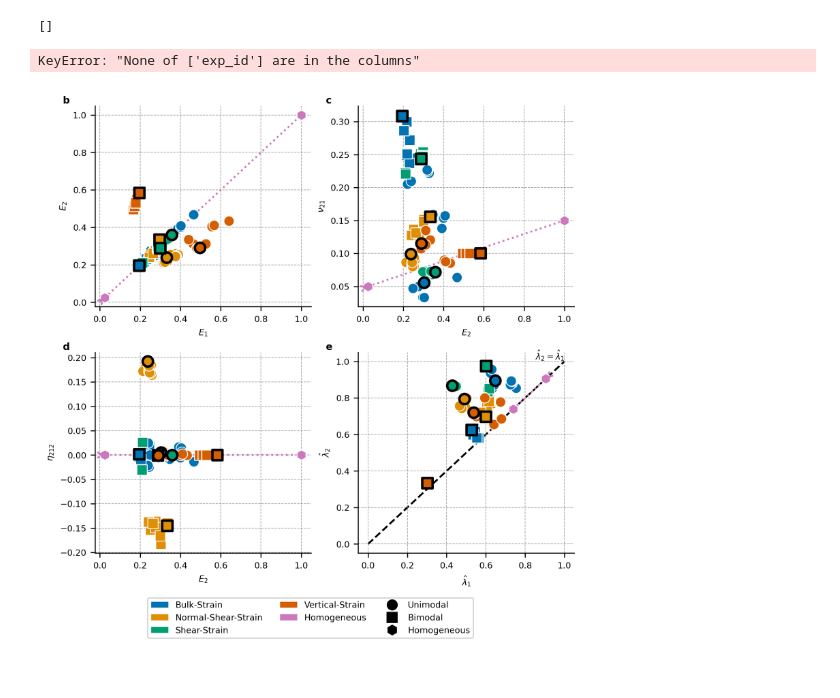
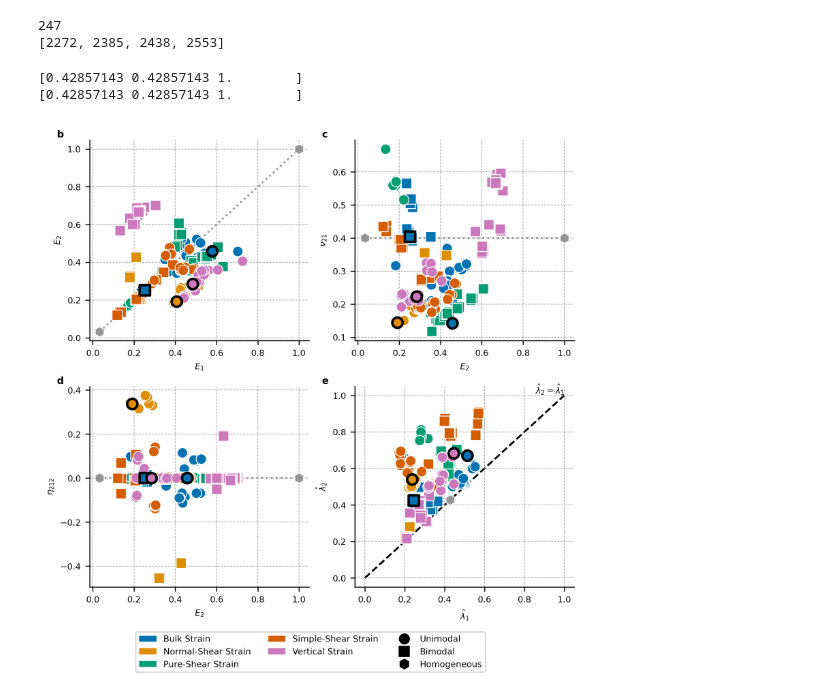
Before and after one commit to TransformativeRoboticsLab/FDE-Metamaterials, a Jupyter notebook: figure_creation/fig4.ipynb, the cells around one changed output. Saved outputs shown, nothing was run; the diff lists cells and outputs as text; code cells hidden in the pictures.

Commit message:
Change homogeneous properties to new values

```diff
--- a/figure_creation/fig4.ipynb
+++ b/figure_creation/fig4.ipynb
@@ -27,14 +27,16 @@ MONGO_DB_NAME = os.getenv('LOCAL_MONGO_DB_NAME')
 MONGO_EXP_NAME = os.getenv('LOCAL_MONGO_EXP_NAME')
 
 DEFAULT_FILTER_TAGS = ['BAD', 'DUPE']
-DB_QUERY = {
-    'experiment.name': MONGO_EXP_NAME,
-    'status': 'COMPLETED',
-    'omniboard.tags': {'$nin': DEFAULT_FILTER_TAGS},
-    'config.nu': {'$eq': 0.1},
-    'config.single_sim': {'$eq': True},
-    'config.init_run_idx': {'$exists': True}
-}
+DB_QUERY = {"$and": [
+    {'experiment.name': MONGO_EXP_NAME},
+    {'status': 'COMPLETED'},
+    {'omniboard.tags': {'$nin': DEFAULT_FILTER_TAGS}},
+    {'config.nu': {'$eq': 0.4}},
+    {'config.objective_type': {'$eq': None}},
+    {'config.dist_type': {'$eq': 'fro'}},
+    {'config.init_run_idx': {'$exists': True}},
+    {'config.basis_v': {'$nin': ['NSC3']}}
+]}
 
 
 def last(x): return x.iloc[-1]
@@ -47,9 +49,12 @@ loader = ExperimentLoader(
 
 # load all redone experiments
 exps = loader.find(DB_QUERY)
+print(len(exps))
+
 
 # original sim indices
-original_idxs = [509, 510, 539, 553]  # dropped 529
+# original_idxs = [509, 510, 539, 553]  # dropped 529
+original_idxs = [1049, 2246, 1467, 1310]
 # now we want to pickout the ones that
 highlight_idxs = list(e.id for e in loader.find({**DB_QUERY,
                                                  'config.init_run_idx': {'$in': original_idxs}}))
@@ -59,7 +64,8 @@ si_idxs = [719, 771, 808, 819]
 
 SI_IMAGE = False
 # %% [output]
-[]
+247
+[2272, 2385, 2438, 2553]
 # %%
 if SI_IMAGE:
     highlight_idxs += si_idxs
@@ -84,8 +90,8 @@ df.sort_values(axis=0, by='basis_v', inplace=True)
 
 
 # Add homogenous datapoints manually
-C_high = isotropic_elasticity_matrix(1., 0.15, output_style='mandel')
-C_low = isotropic_elasticity_matrix(1/40, 0.05, output_style='mandel')
+C_high = isotropic_elasticity_matrix(1., 0.4, output_style='mandel')
+C_low = isotropic_elasticity_matrix(1/30, 0.4, output_style='mandel')
 mat_prop_high = calculate_elastic_properties(C_high, input_style='mandel')
 mat_prop_low = calculate_elastic_properties(C_low, input_style='mandel')
 eigv_high = np.linalg.eigvalsh(C_high)
@@ -111,18 +117,20 @@ df = pd.concat([df, hom_samples])
 
 hi_df = df.loc[highlight_idxs].sort_values(by='basis_v')
 # %% [output]
-KeyError: "None of ['exp_id'] are in the columns"
+[0.42857143 0.42857143 1.        ]
+[0.42857143 0.42857143 1.        ]
 # %%
 FONTSIZE = 7
 cm2in = 1/2.54
 width, height = 18*cm2in-1., 14.4*cm2in
 fig, axs = plt.subplots(2, 2, figsize=(width, height))
 strain_str_map = dict(
-    BULK='Bulk-Strain',
-    VERT='Vertical-Strain',
-    HS='Normal-Shear-Strain',
-    SHEAR='Shear-Strain',
-    HOM='Homogeneous'
+    BULK='Bulk Strain',
+    VERT='Vertical Strain',
+    NSC='Normal-Shear Strain',
+    SSHEAR='Simple-Shear Strain',
+    HOM='Homogeneous Sample',
+    PSHEAR='Pure-Shear Strain'
 )
 # the same kwargs used for all plots
 kwargs = dict(
@@ -162,7 +170,7 @@ for ax, xy, xy_lab, sp_lab in zip(axs.flatten(), xys, xy_labs, subplot_labs):
                  x=xy[0],
                  y=xy[1],
                  ax=ax,
-                 color=sns.color_palette('colorblind')[4],
+                 color=sns.color_palette('colorblind')[7],
                  marker='h',
                  # scatter plot marker sizes 's' are specified in area (points^2). lineplot marker sizes are specified in points
                  markersize=np.sqrt(kwargs['s']),
@@ -173,21 +181,21 @@ for ax, xy, xy_lab, sp_lab in zip(axs.flatten(), xys, xy_labs, subplot_labs):
     xdata = line_data[xy[0]].values
     ydata = line_data[xy[1]].values
     # Example: add a "short" dashed arrowhead at the end of the line
-    if len(xdata) >= 2:
-        # Define a small offset so that the arrow occupies only a fraction of the full segment.
-        # Here we take 2% of the segment length.
-        dx = (xdata[-2] - xdata[-1]) * 0.02
-        dy = (ydata[-2] - ydata[-1]) * 0.02
+    # if len(xdata) >= 2:
+    #     # Define a small offset so that the arrow occupies only a fraction of the full segment.
+    #     # Here we take 2% of the segment length.
+    #     dx = (xdata[-2] - xdata[-1]) * 0.02
+    #     dy = (ydata[-2] - ydata[-1]) * 0.02
 
-        ax.annotate("",
-                    xy=(xdata[-1], ydata[-1]),
-                    xytext=(xdata[-1] - dx, ydata[-1] - dy),
-                    arrowprops=dict(arrowstyle="->",
-                                    linestyle="dashed",
-                                    color=sns.color_palette('colorblind')[4],
-                                    lw=1.5,
-                                    shrinkA=0,
-                                    shrinkB=0))
+    #     ax.annotate("",
+    #                 xy=(xdata[-1], ydata[-1]),
+    #                 xytext=(xdata[-1] - dx, ydata[-1] - dy),
+    #                 arrowprops=dict(arrowstyle="<-",
+    #                                 linestyle="dashed",
+    #                                 color=sns.color_palette('colorblind')[5],
+    #                                 lw=1.5,
+    #                                 shrinkA=0,
+    #                                 shrinkB=0))
 
     # plot the rest of the metamaterial data as a scatter plot
     sns.scatterplot(data=df[df['extremal_mode'] != 0],
@@ -236,31 +244,31 @@ axs[1][1].plot([0, 1], [0, 1], color='k', linestyle='--', zorder=0)
 axs[1][1].text(1, 1, r'$\hat{\lambda}_2=\hat{\lambda}_1$', fontsize=FONTSIZE,
                verticalalignment='bottom', horizontalalignment='right')
 
 color_legend = [Patch(facecolor=c, label=strain_str_map[l])
                 for l, c in
                 zip(df['basis_v'].unique(),
                     sns.color_palette(kwargs['palette'])[:5])]
 
 marker_legend = [Line2D([0], [0],
                         marker=m,
                         color='w',
                         markerfacecolor='k',
                         markersize=10,
                         linestyle='None',
                         label=l)
                  for m, l in
                  zip(kwargs['markers'].values(),
                      ['Unimodal', 'Bimodal', 'Homogeneous'])]
 # dummy legend adds a blank spot to the legend so all the markers are in their own column
 dummy_legend = [Line2D([], [], color='none', label='')]
 
 fig.legend(handles=color_legend + dummy_legend + marker_legend,
            loc='upper center',
            ncol=3,
            bbox_to_anchor=(0.5, 0.0),
            fontsize=FONTSIZE)
 
 fname = f"images/{'SI_fig1' if SI_IMAGE else 'fig4'}.svg"
 fig.savefig(fname, format='svg', bbox_inches='tight')
 # %% [output]
-[figure, old version]
+[figure, new version]
```
Also changed, not shown: 1 other file.
